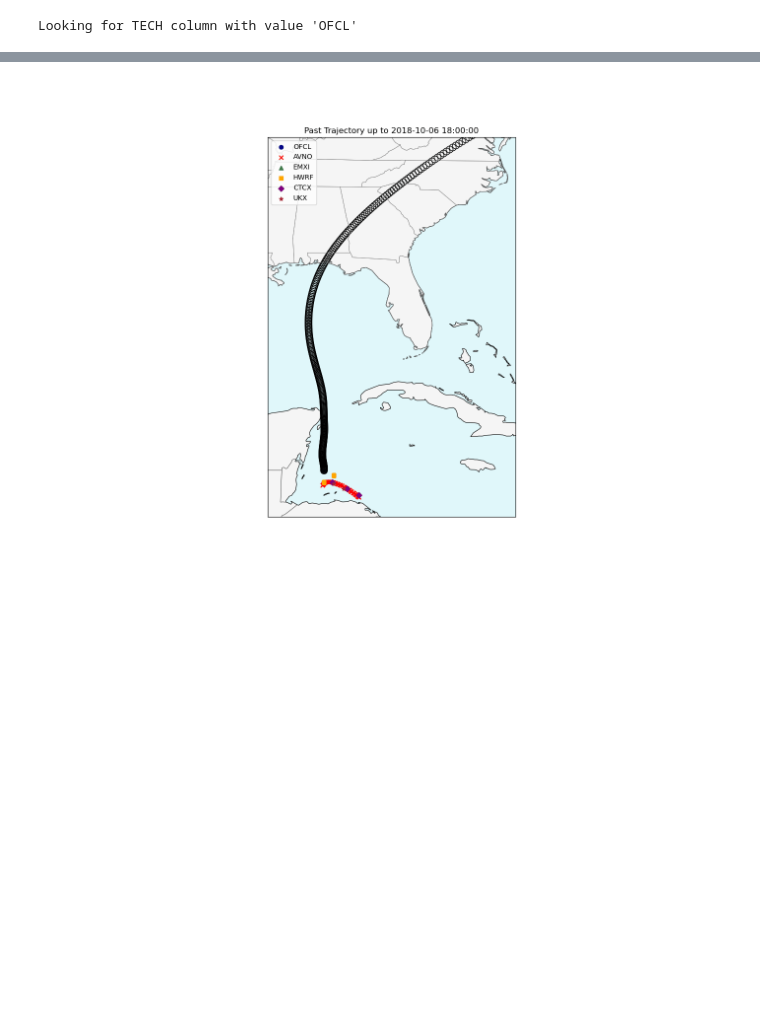
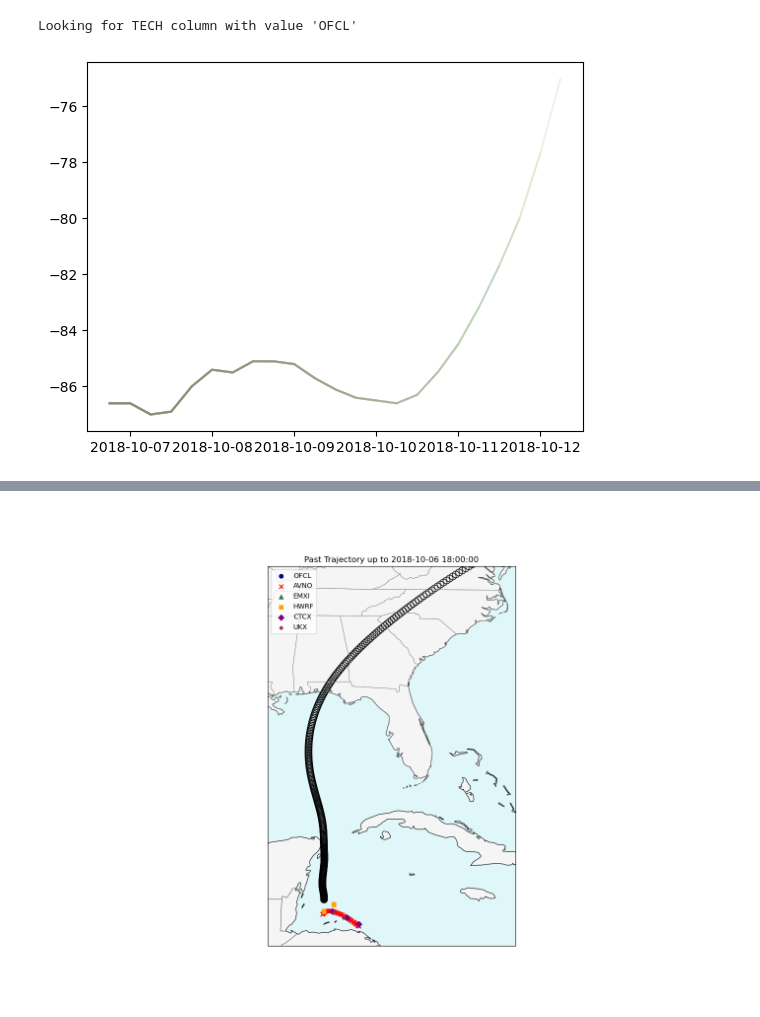
Before and after one commit to christianwirths/NatCat, a Jupyter notebook: notebooks/nb2_realtime_TC_loss.ipynb, the cells around one changed output, grey strips where cells are left out. Saved outputs shown, nothing was run; the diff lists cells and outputs as text; code cells hidden in the pictures; blank space fills up the shorter version.

```diff
--- a/notebooks/nb2_realtime_TC_loss.ipynb
+++ b/notebooks/nb2_realtime_TC_loss.ipynb
@@ -58,3 +61,15 @@ def extract_future_trajectory(df,timestamp, tech='OFCL'):
     df_ftrac['timestamp'] = df_ftrac['timestamp'] + pd.to_timedelta(df_ftrac['tau'], unit='h')
 
     return df_ftrac
+# %%
+import matplotlib.pyplot as plt
+
+for timestamp in df_OFCL['timestamp'].unique():
+    time_frame = prepare_track_data(df_forcast,timestamp,"OFCL")
+    #time_frame2 = prepare_track_data(df_forcast,'2018-10-12 00:00:00',"OFCL")
+
+    plt.plot(time_frame[0].time, time_frame[0].longitude, alpha=0.1)
+    #plt.plot(time_frame2[0].max_wind_speed_kt)
+plt.show()
+# %% [output]
+[figure, added]
```
Also changed, not shown: parts of 3 cells of this notebook, 3 other files.
